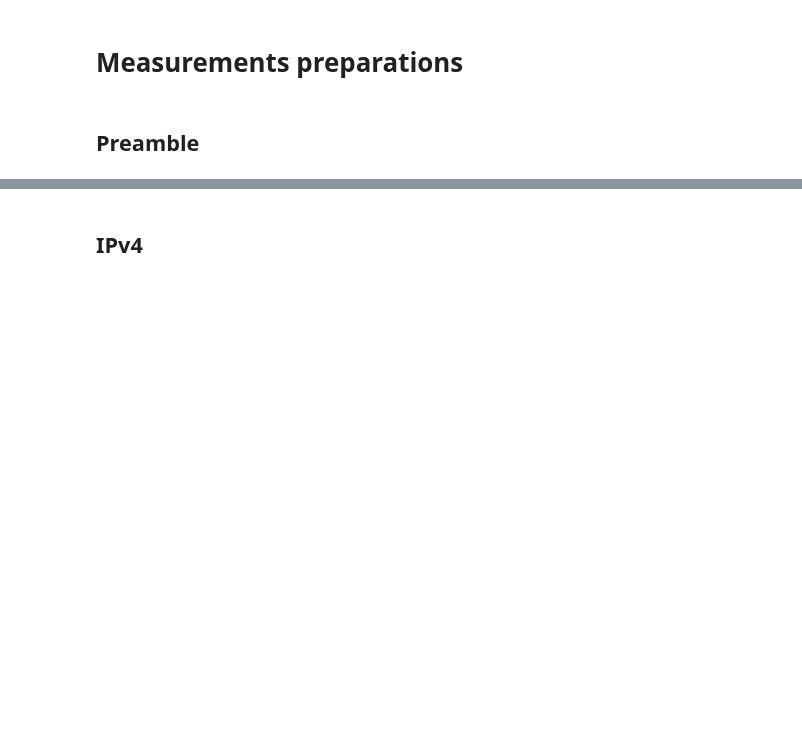
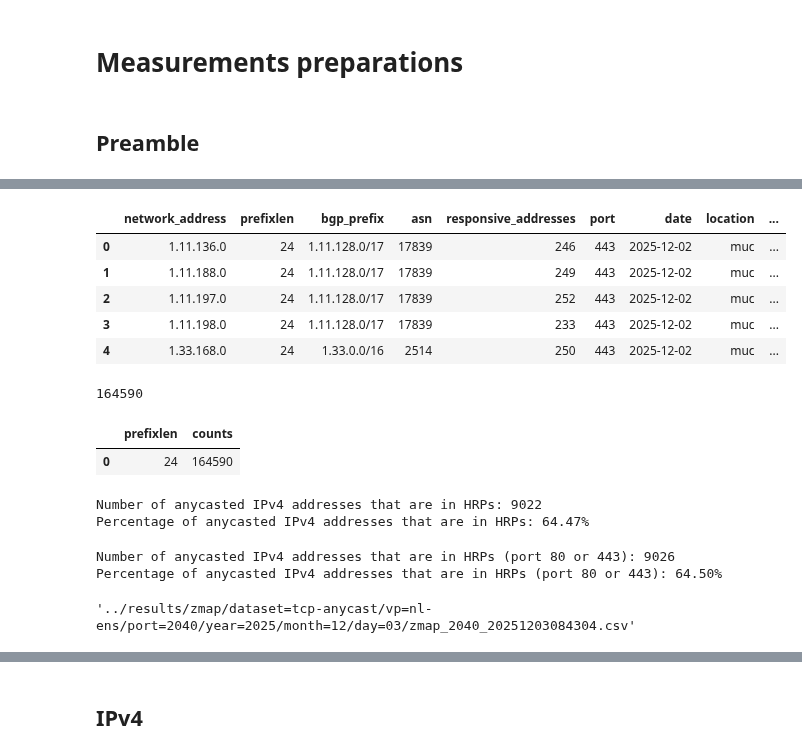
Before and after one commit to gustavoluvizotto/anycast-service-discovery, a Jupyter notebook: measurements/notebooks/process_input_output.ipynb, the cells around one changed output, grey strips where cells are left out. Drawn from its saved outputs; the diff is of its cells as text; code cells hidden in the pictures; blank space fills up the shorter version.

```diff
--- a/measurements/notebooks/process_input_output.ipynb
+++ b/measurements/notebooks/process_input_output.ipynb
@@ -15,0 +73,40 @@ import ipaddress
+# %%
+hrp_443_pdf = get_hrp_prefixes("../hrp/443.2025-12-02.muc.slash24-hrps.csv")
+compare_anycast_hrp(anycast_ipv4_pdf, hrp_443_pdf)
+# %% [output]
+|  | network_address | prefixlen | bgp_prefix | asn | responsive_addresses | port | date | location | ... |
+| 0 | 1.11.136.0 | 24 | 1.11.128.0/17 | 17839 | 246 | 443 | 2025-12-02 | muc | ... |
+| 1 | 1.11.188.0 | 24 | 1.11.128.0/17 | 17839 | 249 | 443 | 2025-12-02 | muc | ... |
+| 2 | 1.11.197.0 | 24 | 1.11.128.0/17 | 17839 | 252 | 443 | 2025-12-02 | muc | ... |
+| 3 | 1.11.198.0 | 24 | 1.11.128.0/17 | 17839 | 233 | 443 | 2025-12-02 | muc | ... |
+| 4 | 1.33.168.0 | 24 | 1.33.0.0/16 | 2514 | 250 | 443 | 2025-12-02 | muc | ... |
+164590
+|  | prefixlen | counts |
+| 0 | 24 | 164590 |
+Number of anycasted IPv4 addresses that are in HRPs: 9022
+Percentage of anycasted IPv4 addresses that are in HRPs: 64.47%
+# %%
+hrp80 = hrp_80_pdf["prefix"].tolist()
+pyt80 = pytricia.PyTricia(32)
+for prefix in hrp80:
+    pyt80.insert(ipaddress.IPv4Network(prefix), True)
+
+hrp443 = hrp_443_pdf["prefix"].tolist()
+pyt443 = pytricia.PyTricia(32)
+for prefix in hrp443:
+    pyt443.insert(ipaddress.IPv4Network(prefix), True)
+
+anycast_ipv4_pdf["is_hrp"] = anycast_ipv4_pdf["prefix"].apply(lambda x: ipaddress.IPv4Network(x) in pyt80 or ipaddress.IPv4Network(x) in pyt443)
+
+hrp_anycast = len(anycast_ipv4_pdf[anycast_ipv4_pdf["is_hrp"] == True])
+print(f"Number of anycasted IPv4 addresses that are in HRPs (port 80 or 443): {hrp_anycast}")
+print(f"Percentage of anycasted IPv4 addresses that are in HRPs (port 80 or 443): {hrp_anycast/len(anycast_ipv4_pdf)*100:.2f}%")
+
+hrp_anycast_pdf = anycast_ipv4_pdf[anycast_ipv4_pdf["is_hrp"] == True]
+# %% [output]
+Number of anycasted IPv4 addresses that are in HRPs (port 80 or 443): 9026
+Percentage of anycasted IPv4 addresses that are in HRPs (port 80 or 443): 64.50%
+# %%
+zmap_file
+# %% [output]
+'../results/zmap/dataset=tcp-anycast/vp=nl-ens/port=2040/year=2025/month=12/day=03/zmap_2040_20251203084304.csv'
```
Also changed, not shown: parts of 34 cells of this notebook, 7 other files.
